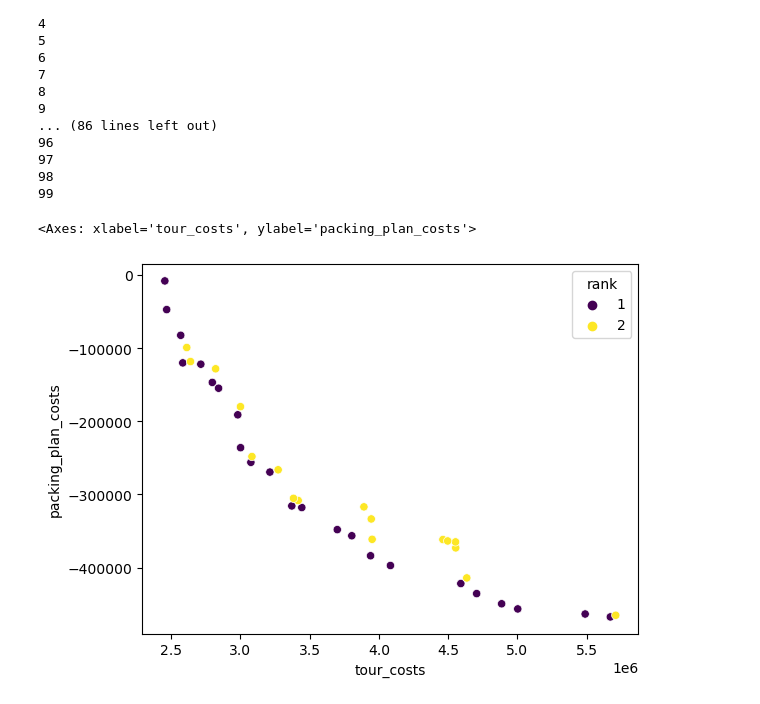
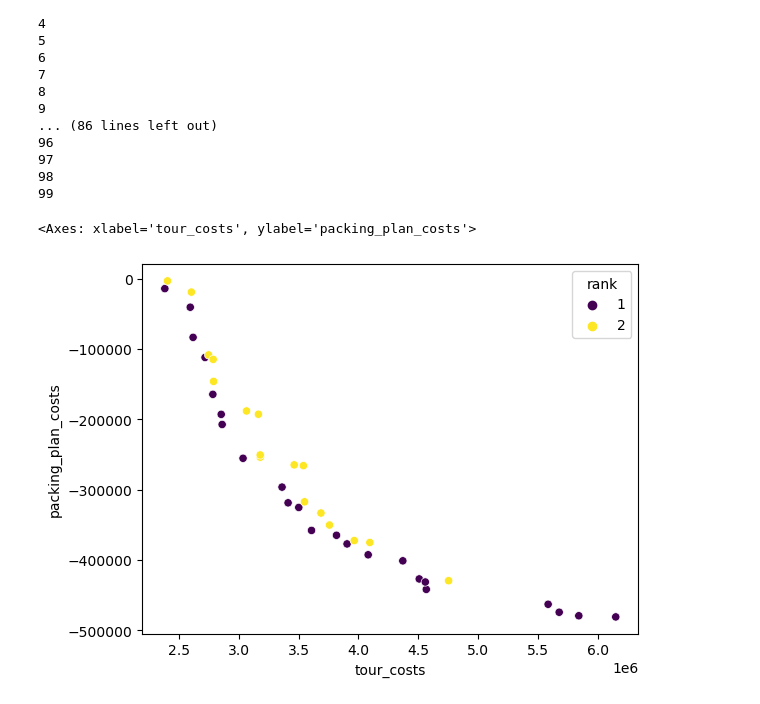
Before and after one commit to Coreopsis-cyber/Travelling-Thief-Problem, a Jupyter notebook: code/TTP_solver_with_experiments_Kaiyuan.ipynb, the cells around one changed output. Saved outputs shown, nothing was run; the diff lists cells and outputs as text; code cells hidden in the pictures.

```diff
--- a/code/TTP_solver_with_experiments_Kaiyuan.ipynb
+++ b/code/TTP_solver_with_experiments_Kaiyuan.ipynb
@@ -924,13 +924,13 @@ evaluated init pop
 99
 # %%
 # copy from TTP_solver_with_experiments.ipynb
-a280_n1395_CSV = pd.read_csv('E:/TTP-experiment/a280_n1395_end_populations.csv',sep = ";")
+a280_n1395_CSV = pd.read_csv('D:/Travelling-Thief-Problem/experimental_data/a280_n1395_end_populations.csv',sep = ";")
 # a280_n1395_CSV.head()
 sns.scatterplot(x = a280_n1395_CSV["tour_costs"],
                 y = a280_n1395_CSV["packing_plan_costs"] * -1,
                 hue = a280_n1395_CSV["rank"],
                 palette="viridis"
                 )
 # %% [output]
 <Axes: xlabel='tour_costs', ylabel='packing_plan_costs'>
-[figure, old version]
+[figure, new version]
```
Also changed, not shown: parts of 2 cells of this notebook, 1 other file.
